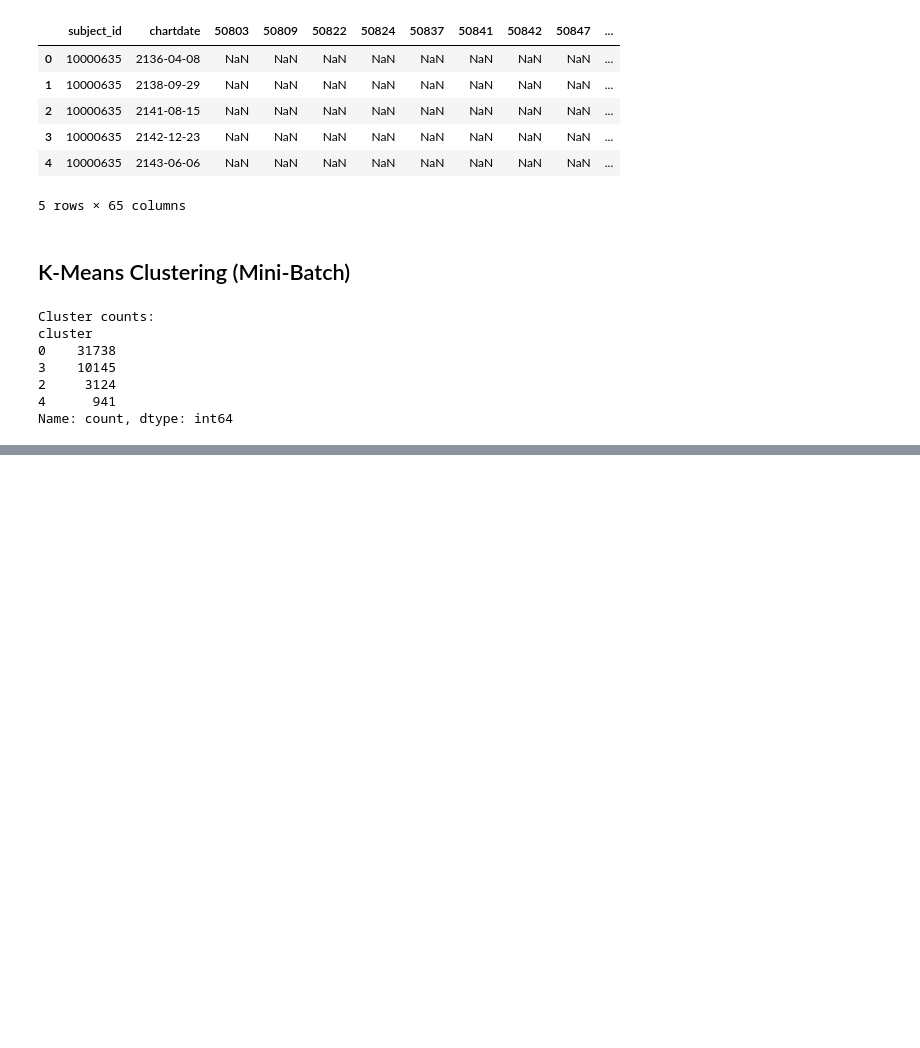
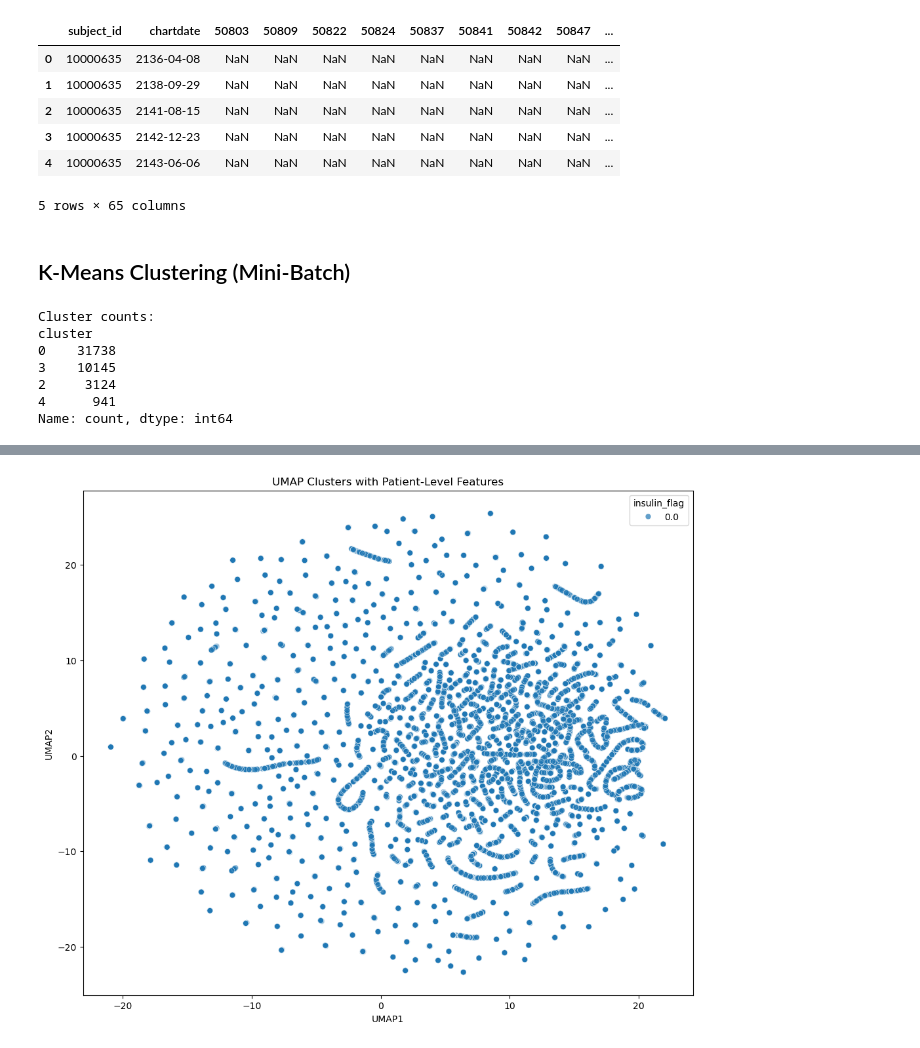
Before and after one commit to jamesvdinh/diabetes-prog-phenotyping, a Jupyter notebook: src/notebooks/04_clustering.ipynb, the cells around one changed output, grey strips where cells are left out. Saved outputs shown, nothing was run; the diff lists cells and outputs as text; code cells hidden in the pictures; blank space fills up the shorter version.

Commit message:
updated clustering

```diff
--- a/src/notebooks/04_clustering.ipynb
+++ b/src/notebooks/04_clustering.ipynb
@@ -149,0 +270,3 @@ KeyboardInterrupt:
+# %%
+plot_df = umap_df[["UMAP1", "UMAP2"]].merge(clustered_df, left_index=True, right_index=True)
+plot_df.head()
@@ -149,0 +281,13 @@ KeyboardInterrupt:
+# %%
+plt.figure(figsize=(12,10))
+sns.scatterplot(
+    data=plot_df,
+    x='UMAP1', y='UMAP2',
+    hue='insulin_flag',
+    palette='tab10',
+    s=40, alpha=0.7
+)
+plt.title("UMAP Clusters with Patient-Level Features")
+plt.show()
+# %% [output]
+[figure, added]
```
Also changed, not shown: parts of 10 cells of this notebook.
